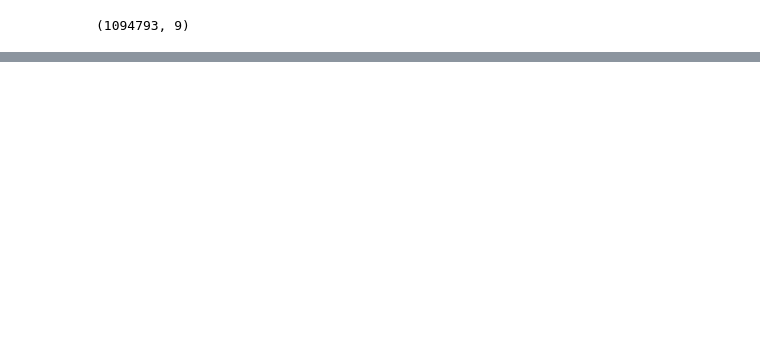
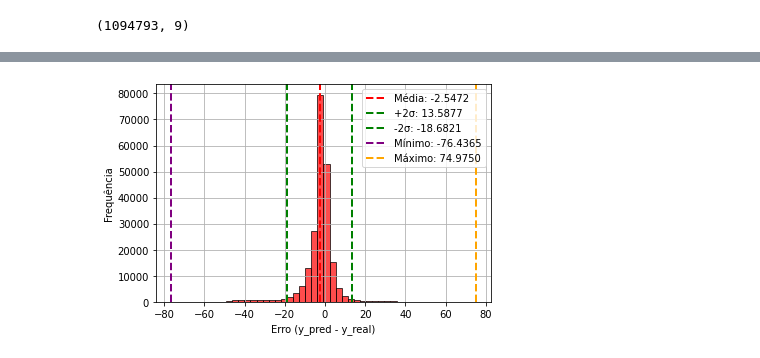
Before and after one commit to INXE-Lainf-Labs/EletricVehicleConsumptionEstimators, a Jupyter notebook: Conect2AI/NepochsLSTM.ipynb, the cells around one changed output, grey strips where cells are left out. Drawn from its saved outputs; the diff is of its cells as text; code cells hidden in the pictures; blank space fills up the shorter version.

```diff
--- a/Conect2AI/NepochsLSTM.ipynb
+++ b/Conect2AI/NepochsLSTM.ipynb
@@ -781,0 +971,10 @@ plt.hist(trips['Motor Torque [Nm]'], bins=30, color='blue', alpha=0.7, edgecolor
+# %%
+throttle_y_pred_seq = throttle_model.predict(throttle_X_test_seq)
+
+plot_error_histogram(
+    throttle_y_scaler.inverse_transform(throttle_y_pred_seq),
+    throttle_y_scaler.inverse_transform(throttle_y_test_seq.reshape(len(throttle_y_test_seq), 1)),
+    bins=50,
+    color='red'
+)
+# %% [output]
@@ -781,0 +982 @@ plt.hist(trips['Motor Torque [Nm]'], bins=30, color='blue', alpha=0.7, edgecolor
+[figure, added]
```
Also changed, not shown: parts of 31 cells of this notebook.
